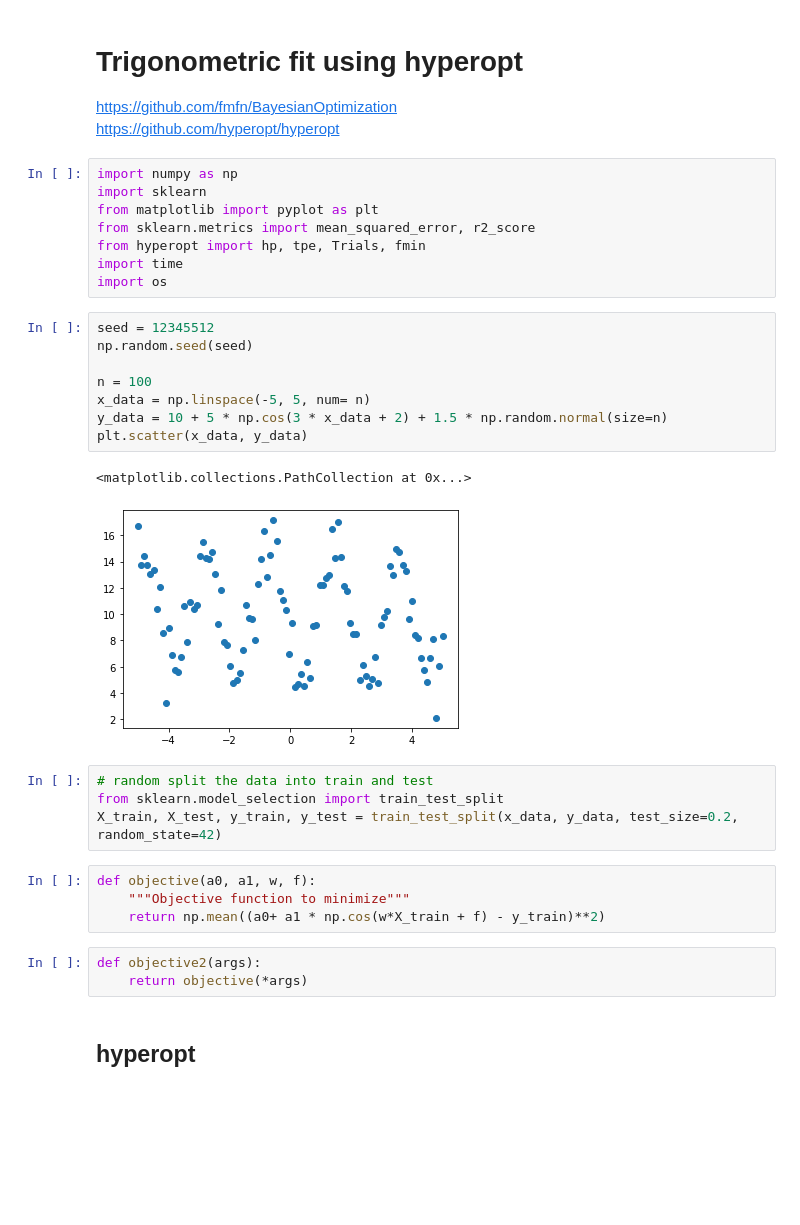
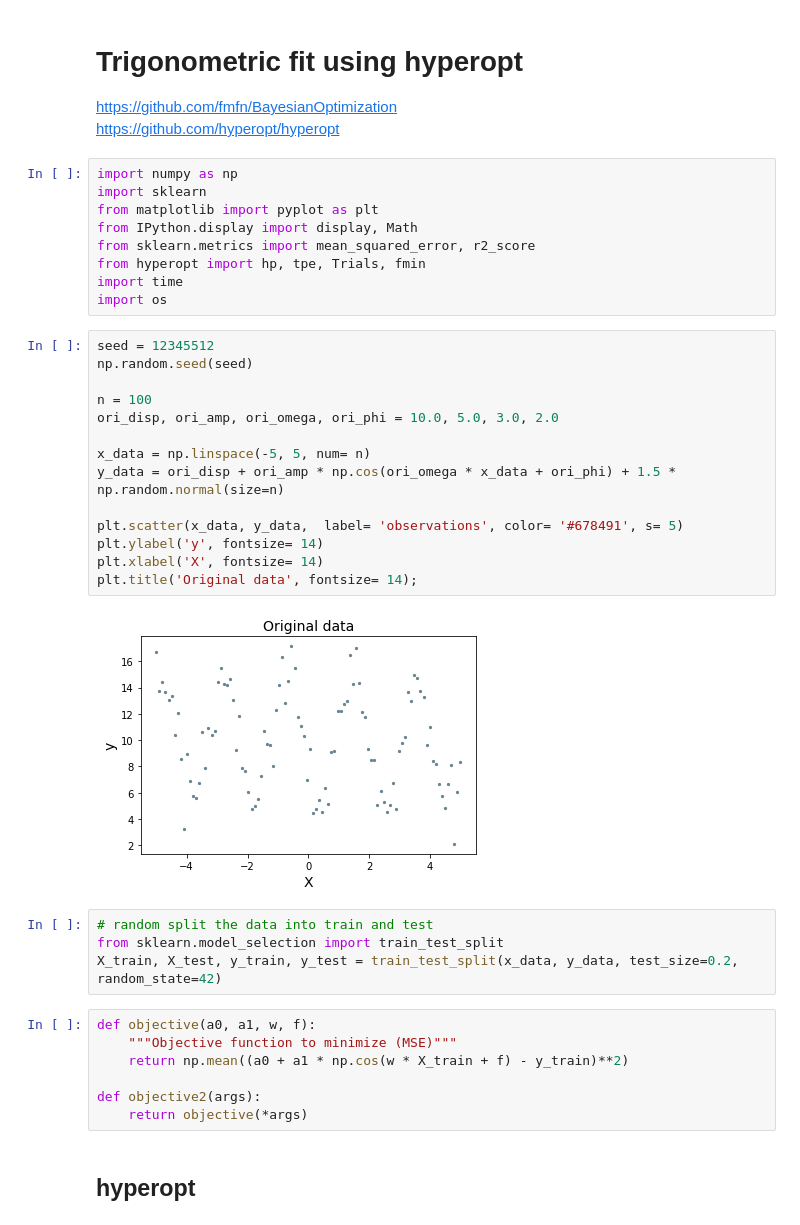
Before and after one commit to Harmonic-Oscillator-hyBrid-fIT/HOBIT, a Jupyter notebook: notebooks/only_hyperopt.ipynb, the cells around one changed output. Drawn from its saved outputs; the diff is of its cells as text; blank space fills up the shorter version.

```diff
--- a/notebooks/only_hyperopt.ipynb
+++ b/notebooks/only_hyperopt.ipynb
@@ -7,6 +7,7 @@ https://github.com/hyperopt/hyperopt
 import numpy as np
 import sklearn
 from matplotlib import pyplot as plt
+from IPython.display import display, Math
 from sklearn.metrics import mean_squared_error, r2_score
 from hyperopt import hp, tpe, Trials, fmin
 import time
@@ -14,25 +15,30 @@ import os
 # %%
 seed = 12345512
 np.random.seed(seed)
 
 n = 100
+ori_disp, ori_amp, ori_omega, ori_phi = 10.0, 5.0, 3.0, 2.0
+
 x_data = np.linspace(-5, 5, num= n)
-y_data = 10 + 5 * np.cos(3 * x_data + 2) + 1.5 * np.random.normal(size=n)
-plt.scatter(x_data, y_data)
+y_data = ori_disp + ori_amp * np.cos(ori_omega * x_data + ori_phi) + 1.5 * np.random.normal(size=n)
+
+plt.scatter(x_data, y_data,  label= 'observations', color= '#678491', s= 5)
+plt.ylabel('y', fontsize= 14)
+plt.xlabel('X', fontsize= 14)
+plt.title('Original data', fontsize= 14);
 # %% [output]
-<matplotlib.collections.PathCollection at 0x...>
-[figure, old version]
+[figure, new version]
 # %%
 # random split the data into train and test
 from sklearn.model_selection import train_test_split
 X_train, X_test, y_train, y_test = train_test_split(x_data, y_data, test_size=0.2, random_state=42)
 # %%
 def objective(a0, a1, w, f):
-    """Objective function to minimize"""
-    return np.mean((a0+ a1 * np.cos(w*X_train + f) - y_train)**2)
+    """Objective function to minimize (MSE)"""
+    return np.mean((a0 + a1 * np.cos(w * X_train + f) - y_train)**2)
+
+def objective2(args):
+    return objective(*args)
-# %%
-def objective2(args):
-    return objective(*args)
 # %% [markdown]
 ## hyperopt
 # %%
```
Also changed, not shown: parts of 4 cells of this notebook, 7 other files.
